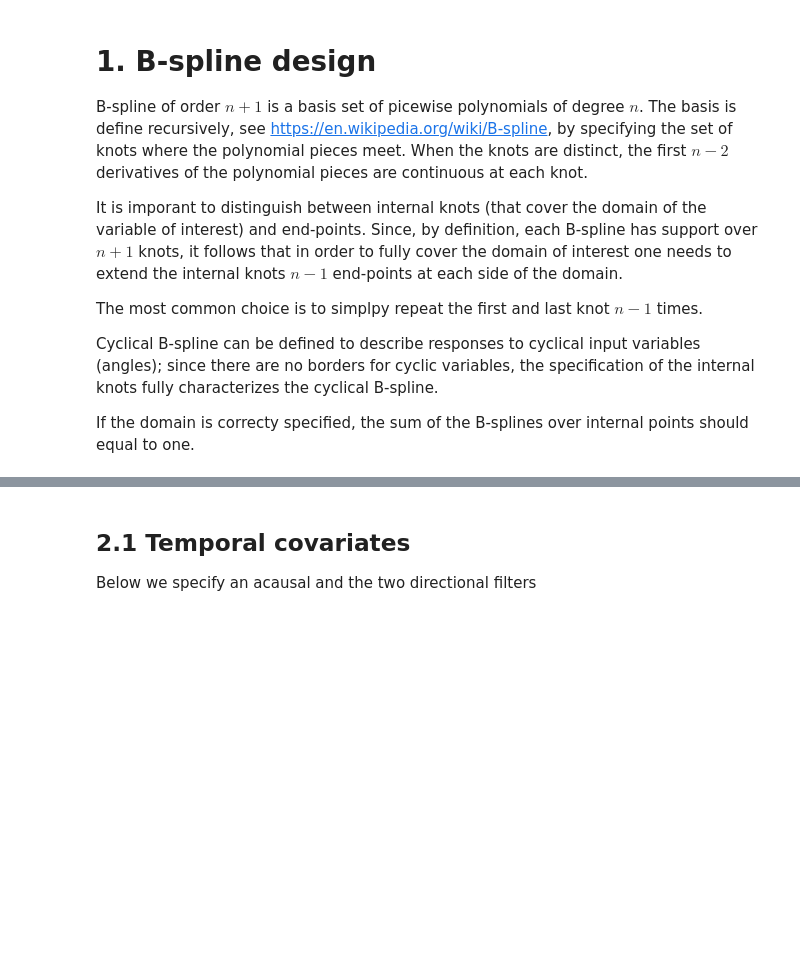
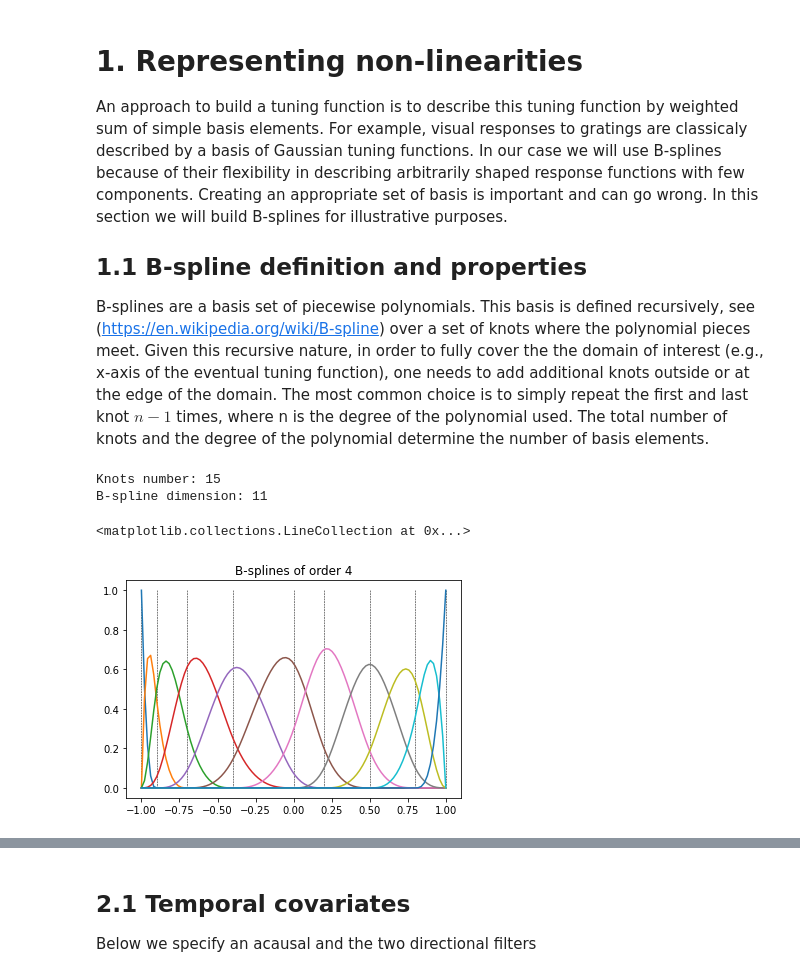
Before and after one commit to BalzaniEdoardo/PGAM, a Jupyter notebook: PGAM_Tutorial.ipynb, the cells around one changed output, grey strips where cells are left out. Saved outputs shown, nothing was run; the diff lists cells and outputs as text; code cells hidden in the pictures; blank space fills up the shorter version.

```diff
--- a/PGAM_Tutorial.ipynb
+++ b/PGAM_Tutorial.ipynb
@@ -36,11 +67,47 @@ Module pycuda not found! Use CPU
 # %% [markdown]
-# 1. B-spline design
-B-spline of order $n+1$ is a basis set of picewise polynomials of degree $n$. The basis is define recursively, see https://en.wikipedia.org/wiki/B-spline, by specifying the set of knots where the polynomial pieces meet.  When the knots are distinct, the first $n − 2$ derivatives of the polynomial pieces are continuous at each knot.
+<!-- We want a section here, just saying that you are going to show them b-splines for fun, because it's important -->
 
-It is imporant to distinguish between internal knots (that cover the domain of the variable of interest) and end-points. Since, by definition, each B-spline has support over $n+1$ knots, it follows that in order to fully cover the domain of interest one needs to extend the internal knots $n-1$ end-points at each side of the domain.
 
-The most common choice is to simplpy repeat the first and last knot $n-1$ times.
 
-Cyclical B-spline can be defined to describe responses to cyclical input variables (angles); since there are no borders for cyclic variables, the specification of the internal knots fully characterizes the cyclical B-spline.
 
-If the domain is correcty specified, the sum of the B-splines over internal points should equal to one.
+# 1. Representing non-linearities
+
+An approach to build a tuning function is to describe this tuning function by weighted sum of simple basis elements. For example, visual responses to gratings are classicaly described by a basis of Gaussian tuning functions. In our case we will use B-splines because of their flexibility in describing arbitrarily shaped response functions with few components. Creating an appropriate set of basis is important and can go wrong. In this section we will build B-splines for illustrative purposes.
+
+## 1.1 B-spline definition and properties
+B-splines are a basis set of piecewise polynomials. This basis is defined recursively, see (https://en.wikipedia.org/wiki/B-spline) over a set of knots where the polynomial pieces meet. Given this recursive nature, in order to fully cover the the domain of interest (e.g., x-axis of the eventual tuning function), one needs to add additional knots outside or at the edge of the domain.  The most common choice is to simply repeat the first and last knot $n-1$ times, where n is the degree of the polynomial used. The total number of knots and the degree of the polynomial determine the number of basis elements.
+
+
+<!-- split this block of text (and code) so they correspond 1 to 1 -->
+# %%
+# Cubic B-spline covering [-1,1]
+
+# Input (100 equispaced samples in which the B-spline will be evaluated)
+x = np.linspace(-1, 1, 100)
+order = 4 # the order of the spline is the number of coefficient of the polynomials (1-degree of the poly)
+
+# specify some internal knots
+int_knots = np.array([-1., -.9, -0.7, -.4, 0, .2, .5, .8, 1.0])
+
+# Repeat external knots. These are repeated order-1 times. Thus, in this example, with 9 internal knots and order 4
+# you will end up with 15 knots (3+9+3).
+knots = np.hstack(([int_knots[0]]*(order-1), int_knots, [int_knots[-1]]*(order-1)))
+print('Knots number: %d'%len(knots))
+
+# Evaluate the spline basis at x. X is of shape (samples x betas/basis functions)
+# in this example, we have 100 samples and the number of betas is defined by number of knots - order
+# Thus, x should be 100 x 11
+X = gdh.splineDesign(knots, x, order, der=0)
+
+print('B-spline dimension: %d'%X.shape[1])
+
+plt.figure()
+plt.title('B-splines of order %d'%(order))
+for spline_i in range(X.shape[1]):
+    plt.plot(x,X[:,spline_i])
+plt.vlines(int_knots, 0,1,ls ='--', color='k',lw=0.5)
+# %% [output]
+Knots number: 15
+B-spline dimension: 11
+<matplotlib.collections.LineCollection at 0x...>
+[figure, added]
```
Also changed, not shown: parts of 33 cells of this notebook, 3 other files.
